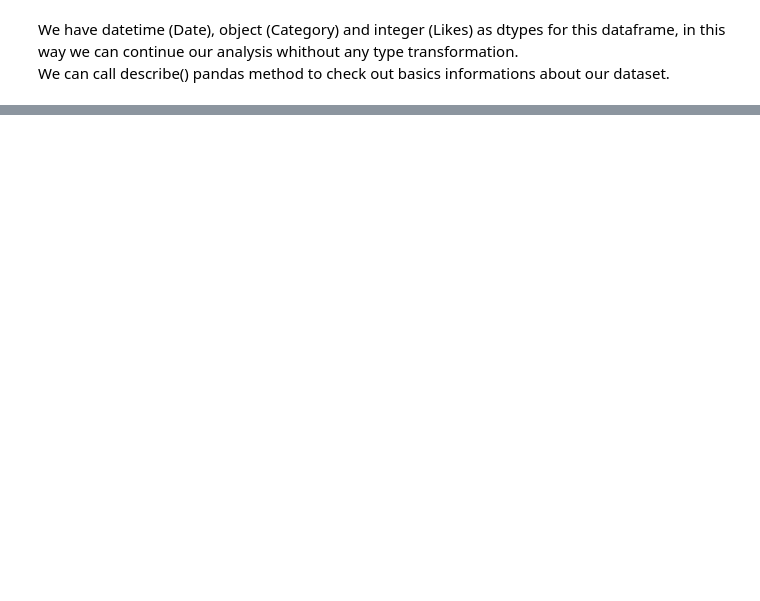
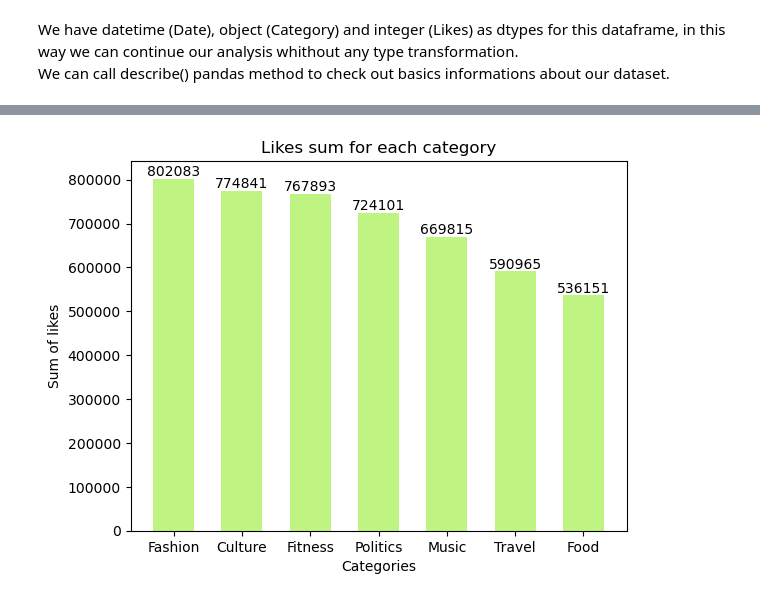
Before and after one commit to Lanaax/first-data-analysis, a Jupyter notebook: Clean and analyze social media usage data with Python - Lana.ipynb, the cells around one changed output, grey strips where cells are left out. Saved outputs shown, nothing was run; the diff lists cells and outputs as text; code cells hidden in the pictures; blank space fills up the shorter version.

```diff
--- a/Clean and analyze social media usage data with Python - Lana.ipynb
+++ b/Clean and analyze social media usage data with Python - Lana.ipynb
@@ -81,0 +95,10 @@ sum_likes.head()
+# %%
+plt.bar(sum_likes.index, sum_likes['Likes'], width=0.6, color='#BFF483')
+plt.xlabel('Categories')
+plt.ylabel('Sum of likes')
+plt.title('Likes sum for each category')
+for i, value in enumerate(sum_likes['Likes']):
+    plt.text(sum_likes.index[i], value, str(value), ha='center', va='bottom')
+plt.show()
+# %% [output]
+[figure, added]
```
Also changed, not shown: parts of 8 cells of this notebook.
